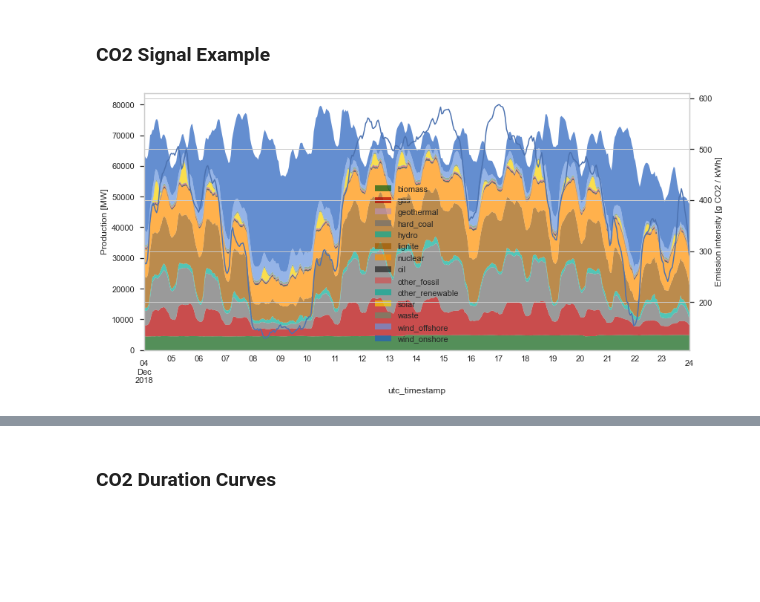
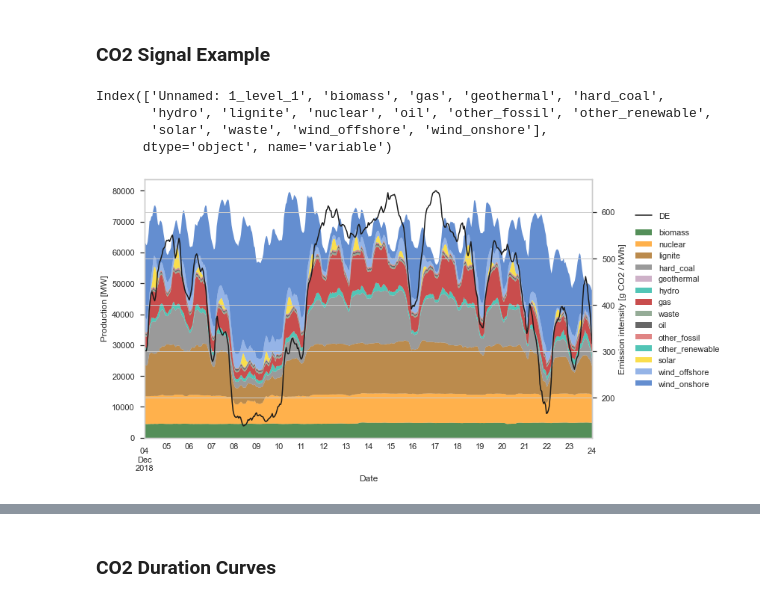
Before and after one commit to INATECH-CIG/CO2_emissions_factors, a Jupyter notebook: CO2 Signals.ipynb, the cells around one changed output, grey strips where cells are left out. Drawn from its saved outputs; the diff is of its cells as text; code cells hidden in the pictures; blank space fills up the shorter version.

```diff
--- a/CO2 Signals.ipynb
+++ b/CO2 Signals.ipynb
@@ -553,0 +577,2 @@ EF
+# %%
+EF_mean = EF_mean.EF.to_dict()
@@ -570,6 +610,20 @@ EF_stand = {'biomass':0,
             'marine':0,
             'oil shale':0.51,
             'other_fossil renewable': 0.51}
+# %%
+EF_stand = {'biomass':0,
+            'geothermal':0,
+            'hydro':0,
+            'nuclear':0,
+            'oil':0.8,
+            'other_renewable':0,
+            'solar':0,
+            'waste':0.2,
+            'wind_offshore':0,
+            'wind_onshore':0,
+            'marine':0,
+            'oil shale':0.51,
+            'other_fossil renewable': 0.51}
 # %%
 # Create a dataframe with the EF for each country and technology. If no specific EF is available, we use the default EF.
 EF_multi = {}
@@ -577,6 +631,8 @@ EF_multi = {}
 for i in entsoe_gen_type.columns:
     if i in EF:
         EF_multi[i] = EF[i]
+    elif i[1] in EF_mean:
+        EF_multi[i] = EF_mean[i[1]]
     else:
         EF_multi[i] = EF_stand[i[1]]
 # %%
@@ -595,6 +651,13 @@ Carbon_intensitiy_entsoe_gen_type = CO2_emission.div(Generation)
 This section is to see some plots for the generated data
 # %% [markdown]
 ### CO2 Signal Example
+# %%
+entsoe_gen_type.columns.levels[1]
+# %% [output]
+Index(['Unnamed: 1_level_1', 'biomass', 'gas', 'geothermal', 'hard_coal',
+       'hydro', 'lignite', 'nuclear', 'oil', 'other_fossil', 'other_renewable',
+       'solar', 'waste', 'wind_offshore', 'wind_onshore'],
+      dtype='object', name='variable')
 # %%
 def plot_production_profile_2(generation, Carbon_intensitiy, countries, start, end):
 
@@ -632,9 +695,10 @@ def plot_production_profile_2(generation, Carbon_intensitiy, countries, start, e
 
 
     #order of col
-    #cols = ['lignite', 'hard_coal',  'gas']#, 'other_fossil']
+    #cols = ['biomass', 'nuclear','lignite', 'hard_coal','geothermal', 'hydro', 'gas','waste', 'oil', 'other_fossil', 'other_renewable', 'solar',  'wind_offshore', 'wind_onshore']
+    cols = ['biomass', 'lignite', 'hard_coal', 'hydro', 'gas','oil', 'other_fossil',    'wind_onshore']
 
-    #p_by_carrier = p_by_carrier[cols]
+    generation = generation[cols]
 
 
 
@@ -652,23 +716,30 @@ def plot_production_profile_2(generation, Carbon_intensitiy, countries, start, e
 
     ax.set_ylabel("Production [MW]")
     ax.set_xlabel("Date")
-    ax.legend(loc='upper right', bbox_to_anchor=(1.0, 0.5))
+    ax.legend(loc='center left', bbox_to_anchor=(1.08, 0.5))
+    ax.grid(False)
+
+    ax2 = fig.add_axes() # This is the magic that joins the x-axis
+    ax2 = ax.twinx()
 
     #ax3 = ax.twinx()
-    Carbon_intensitiy.plot(ax=ax, secondary_y=True, legend=False)
 
-    ax.right_ax.set_ylabel("Emission intensity [g CO2 / kWh]")
-
+    Carbon_intensitiy.plot(ax=ax2, secondary_y=True, legend=False, color="k")
+    ax2.right_ax.legend(loc='upper left', bbox_to_anchor=(1.08, 0.90))
+    #ax2.set_ylable("CO2 Intensity [g CO2/MWh]")
+    ax2.right_ax.set_ylabel("Emission intensity [g CO2 / kWh]")
+    #ax2.right_ax.grid(False)
     #ax.set_xlim(0,snapLength-1)
     #ax.set_ylim(0,150000)
     #ax.right_ax.set_ylim(0,0.1)
     plt.tight_layout()
+    plt.show()
 
-    return
+    return fig
 # %%
 start = datetime.date(2018, 12, 4)
 end = datetime.date(2018, 12, 24)
 
-plot_production_profile_2(entsoe_gen_type, Carbon_intensitiy_entsoe_gen_type, 'DE', start, end)
+fig = plot_production_profile_2(entsoe_gen_type, Carbon_intensitiy_entsoe_gen_type, 'DE', start, end)
 # %% [output]
-[figure, old version]
+[figure, new version]
```
Also changed, not shown: parts of 27 cells of this notebook, 11 other files.
